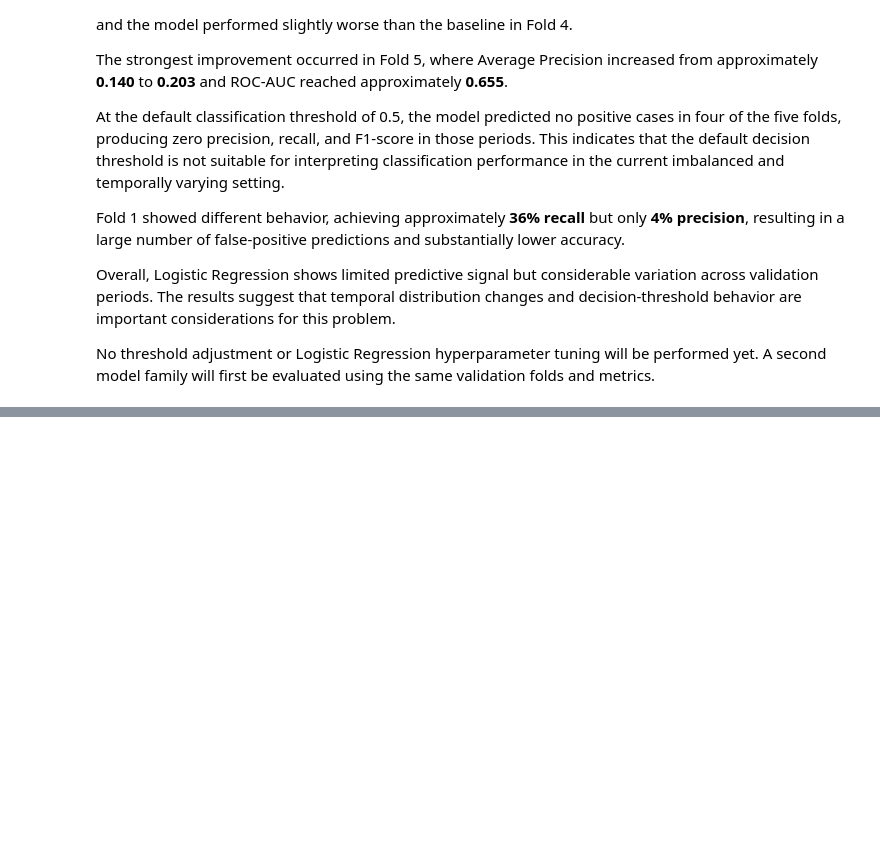
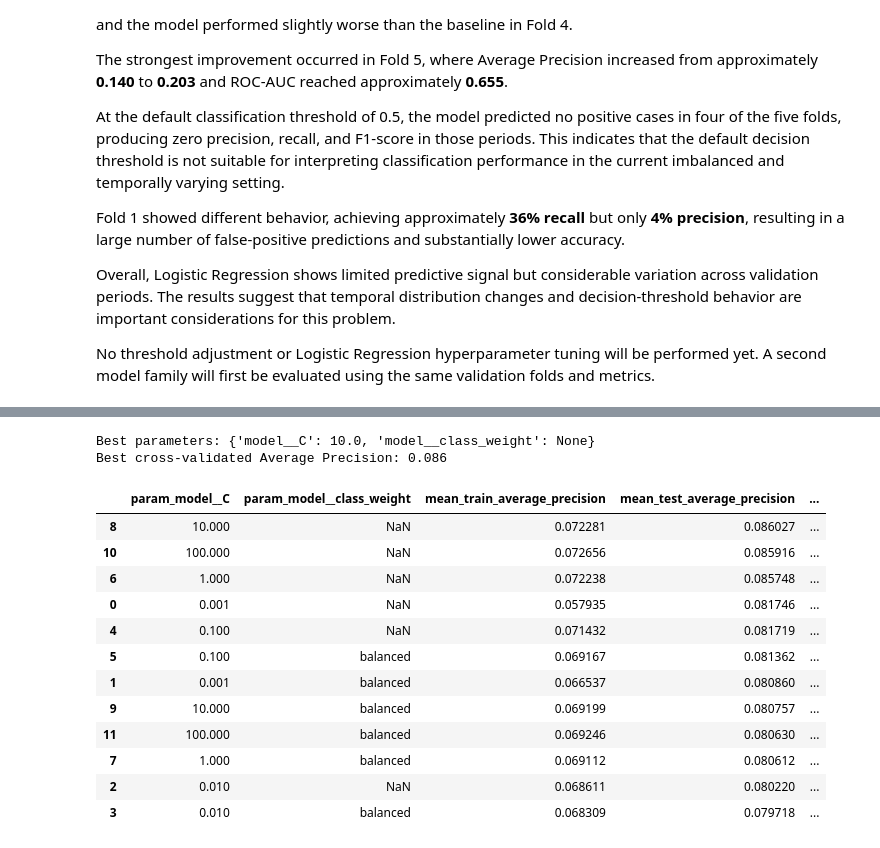
Before and after one commit to NourhanFarag/bank-marketing-subscription-prediction, a Jupyter notebook: notebooks/01_bank_marketing_analysis.ipynb, the cells around one changed output, grey strips where cells are left out. Cells and saved outputs as stored; diff of their text form; code cells hidden in the pictures; blank space fills up the shorter version.

```diff
--- a/notebooks/01_bank_marketing_analysis.ipynb
+++ b/notebooks/01_bank_marketing_analysis.ipynb
@@ -1633,0 +2105,58 @@ No threshold adjustment or Logistic Regression hyperparameter tuning will be per
+# %%
+print(
+    "Best parameters:",
+    logistic_grid_search.best_params_
+)
+
+print(
+    "Best cross-validated Average Precision:",
+    round(
+        logistic_grid_search.best_score_,
+        4
+    )
+)
+# %% [output]
+Best parameters: {'model__C': 10.0, 'model__class_weight': None}
+Best cross-validated Average Precision: 0.086
+# %%
+logistic_tuning_results = pd.DataFrame(
+    logistic_grid_search.cv_results_
+)
+
+tuning_columns = [
+    "param_model__C",
+    "param_model__class_weight",
+    "mean_train_average_precision",
+    "mean_test_average_precision",
+    "std_test_average_precision",
+    "mean_test_roc_auc",
+    "mean_test_precision",
+    "mean_test_recall",
+    "mean_test_f1",
+    "rank_test_average_precision"
+]
+
+logistic_tuning_summary = (
+    logistic_tuning_results[
+        tuning_columns
+    ]
+    .sort_values(
+        "rank_test_average_precision"
+    )
+)
+
+logistic_tuning_summary
+# %% [output]
+|  | param_model__C | param_model__class_weight | mean_train_average_precision | mean_test_average_precision | ... |
+| 8 | 10.000 | NaN | 0.072281 | 0.086027 | ... |
+| 10 | 100.000 | NaN | 0.072656 | 0.085916 | ... |
+| 6 | 1.000 | NaN | 0.072238 | 0.085748 | ... |
+| 0 | 0.001 | NaN | 0.057935 | 0.081746 | ... |
+| 4 | 0.100 | NaN | 0.071432 | 0.081719 | ... |
+| 5 | 0.100 | balanced | 0.069167 | 0.081362 | ... |
+| 1 | 0.001 | balanced | 0.066537 | 0.080860 | ... |
+| 9 | 10.000 | balanced | 0.069199 | 0.080757 | ... |
+| 11 | 100.000 | balanced | 0.069246 | 0.080630 | ... |
+| 7 | 1.000 | balanced | 0.069112 | 0.080612 | ... |
+| 2 | 0.010 | NaN | 0.068611 | 0.080220 | ... |
+| 3 | 0.010 | balanced | 0.068309 | 0.079718 | ... |
```
Also changed, not shown: parts of 26 cells of this notebook.
